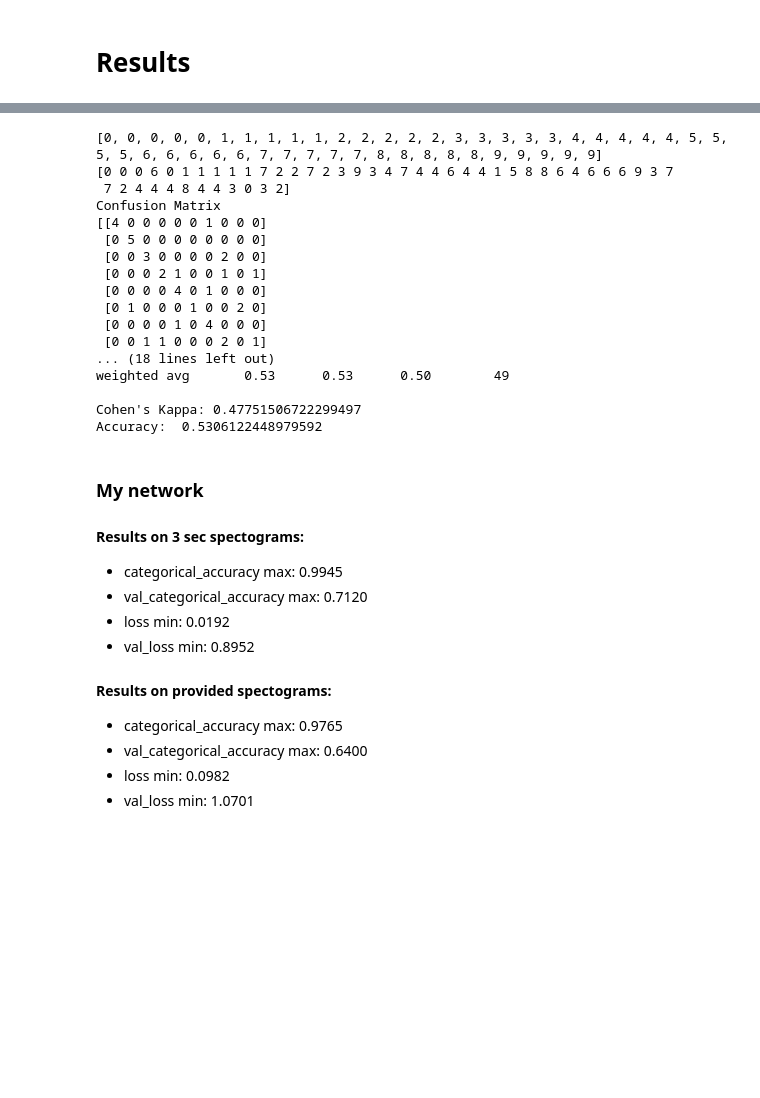
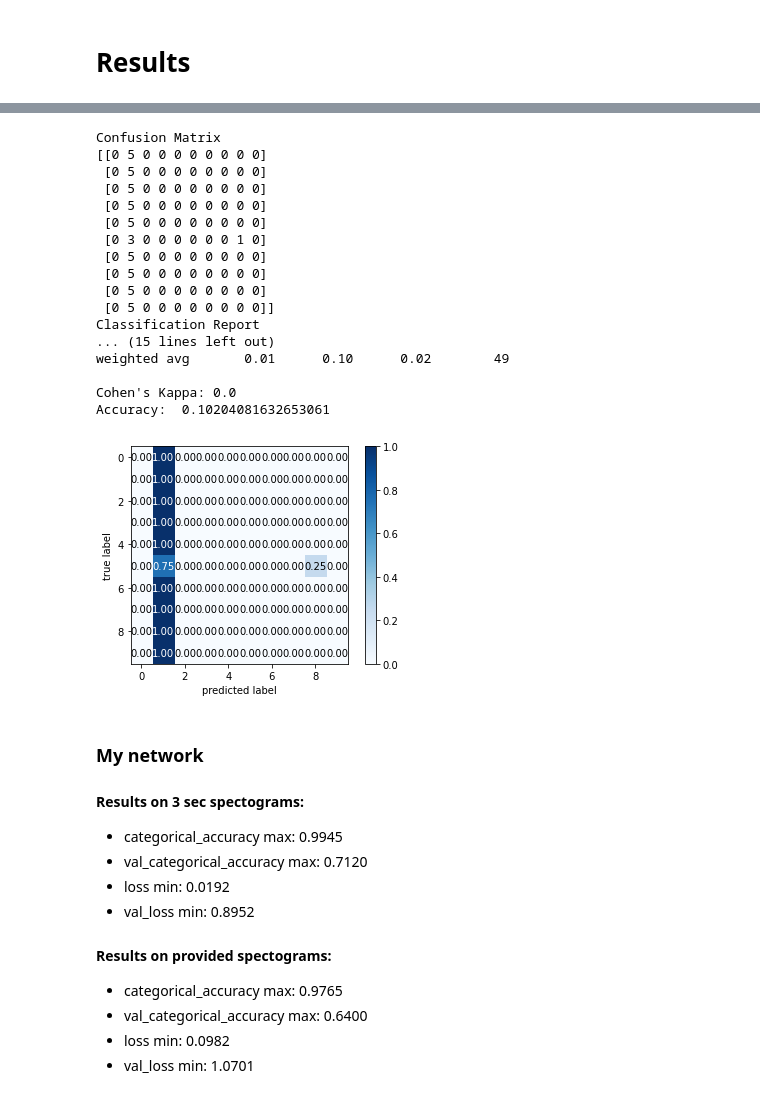
Before and after one commit to michalgorul/classification-of-musical-genres, a Jupyter notebook: GTZAN_MG.ipynb, the cells around one changed output, grey strips where cells are left out. Cells and saved outputs as stored; diff of their text form; code cells hidden in the pictures; blank space fills up the shorter version.

```diff
--- a/GTZAN_MG.ipynb
+++ b/GTZAN_MG.ipynb
@@ -1110,16 +1326,19 @@ Files from rock moved
 # %%
+from keras.preprocessing.image import ImageDataGenerator, DirectoryIterator
+
 test_dir = gtzan_test_dir
 test_datagen = ImageDataGenerator(rescale=1./255)
 
-BATCH_SIZE = 10
-
-#TODO FIND PROPER TARGET_SIZE
-
 # shuffle=False in order to preserve the order of filenames and predictions.
 test_generator = test_datagen.flow_from_directory(
-        test_dir,
-        target_size=image_target_size,
-        batch_size=BATCH_SIZE,
-        class_mode="categorical",
-        shuffle=False)
+    directory=test_dir,
+    target_size=image_target_size,
+    color_mode="rgba",
+    class_mode=None,
+    shuffle=False,
+    seed=42
+)
+
+
+# test_generator = get_test_data_generator()
 # %% [output]
@@ -1133,0 +1346,19 @@ predictions = model.predict(
+# %%
+from keras.models import load_model
+
+
+# model_path = "/content/drive/MyDrive/GTZAN/models/vgg16_feature_extraction/without_data_augmentation.h5"
+# model_path = "/content/drive/MyDrive/GTZAN/models/vgg16_feature_extraction/with_data_augmentation.h5"
+# model_path = "/content/drive/MyDrive/GTZAN/models/gztan.h5"
+
+model = load_model(model_path, compile=True)
+
+# if isinstance(test_generator, tuple):
+#   x = test_generator[0]
+# else:
+#   test_generator.reset()
+#   x = test_generator
+
+predictions = model.predict(
+    test_generator,
+)
@@ -1167,49 +1400,49 @@ from mlxtend.plotting import plot_confusion_matrix
 import matplotlib.pyplot as plt
 from sklearn.metrics import classification_report, confusion_matrix, accuracy_score, cohen_kappa_score
 import re
 
 
 classes = sorted([
     genres.index(re.sub(r'\d', '', c.replace(".png", "")))
     for c in os.listdir(test_dir + "/images/")
 ])
 y_pred = np.argmax(predictions, axis=1)
 
 print('Confusion Matrix')
 con_mat = confusion_matrix(classes, y_pred)
 
 fig, ax = plot_confusion_matrix(
     conf_mat=con_mat,
     colorbar=True,
     show_absolute=False,
-    show_normed=True,
-    class_names=genres
+    show_normed=True
 )
 
 print(confusion_matrix(classes, y_pred))
 print('Classification Report')
 target_names = genres
 print(classification_report(classes, y_pred, target_names=target_names))
 print("Cohen's Kappa: {}".format(cohen_kappa_score(classes, y_pred)))
 print("Accuracy: ",accuracy_score(classes, y_pred))
 # %% [output]
-[0, 0, 0, 0, 0, 1, 1, 1, 1, 1, 2, 2, 2, 2, 2, 3, 3, 3, 3, 3, 4, 4, 4, 4, 4, 5, 5, 5, 5, 6, 6, 6, 6, 6, 7, 7, 7, 7, 7, 8, 8, 8, 8, 8, 9, 9, 9, 9, 9]
-[0 0 0 6 0 1 1 1 1 1 7 2 2 7 2 3 9 3 4 7 4 4 6 4 4 1 5 8 8 6 4 6 6 6 9 3 7
- 7 2 4 4 4 8 4 4 3 0 3 2]
 Confusion Matrix
-[[4 0 0 0 0 0 1 0 0 0]
+[[0 5 0 0 0 0 0 0 0 0]
  [0 5 0 0 0 0 0 0 0 0]
- [0 0 3 0 0 0 0 2 0 0]
- [0 0 0 2 1 0 0 1 0 1]
- [0 0 0 0 4 0 1 0 0 0]
- [0 1 0 0 0 1 0 0 2 0]
- [0 0 0 0 1 0 4 0 0 0]
- [0 0 1 1 0 0 0 2 0 1]
-... (18 lines left out)
-weighted avg       0.53      0.53      0.50        49
+ [0 5 0 0 0 0 0 0 0 0]
+ [0 5 0 0 0 0 0 0 0 0]
+ [0 5 0 0 0 0 0 0 0 0]
+ [0 3 0 0 0 0 0 0 1 0]
+ [0 5 0 0 0 0 0 0 0 0]
+ [0 5 0 0 0 0 0 0 0 0]
+ [0 5 0 0 0 0 0 0 0 0]
+ [0 5 0 0 0 0 0 0 0 0]]
+Classification Report
+... (15 lines left out)
+weighted avg       0.01      0.10      0.02        49
 
-Cohen's Kappa: 0.47751506722299497
-Accuracy:  0.5306122448979592
+Cohen's Kappa: 0.0
+Accuracy:  0.10204081632653061
+[figure, added]
 # %% [markdown]
 ### My network
 #### Results on 3 sec spectograms:
```
Also changed, not shown: parts of 34 cells of this notebook.
